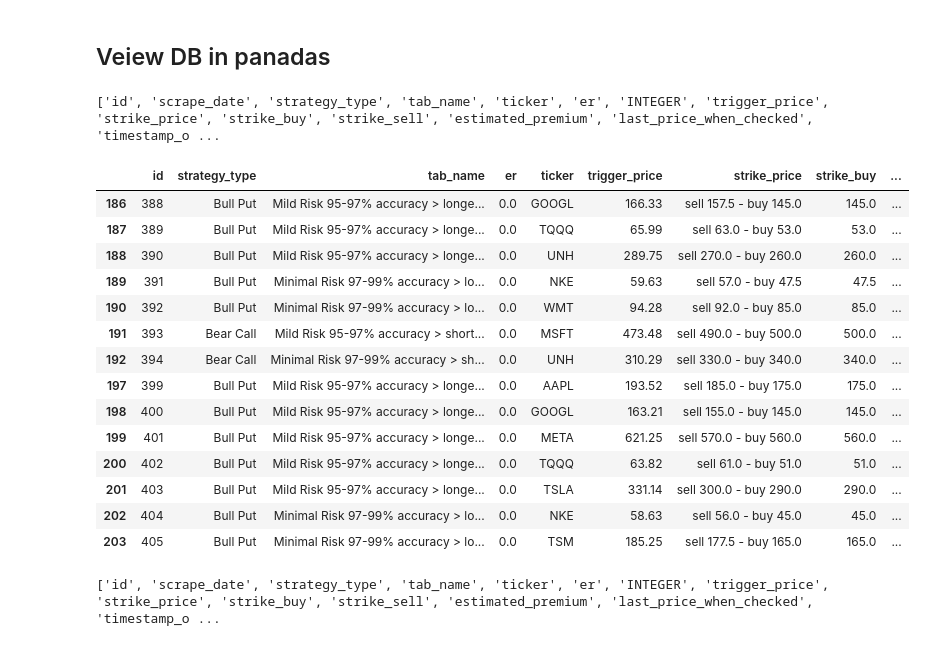
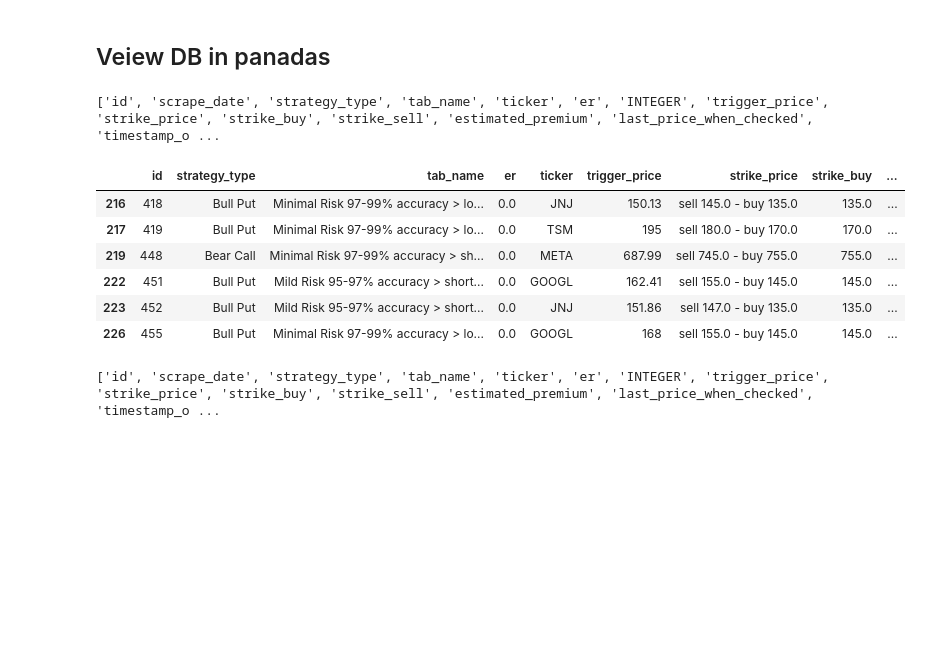
Before and after one commit to cd205/optcom, a Jupyter notebook: database/database_manual_utility_functions.ipynb, the cells around one changed output. Saved outputs shown, nothing was run; the diff lists cells and outputs as text; code cells hidden in the pictures; blank space fills up the shorter version.

```diff
--- a/database/database_manual_utility_functions.ipynb
+++ b/database/database_manual_utility_functions.ipynb
@@ -3,32 +3,24 @@
 # %%
 import sqlite3
 import pandas as pd
 
 dat = sqlite3.connect('option_strategies.db')
 query = dat.execute("SELECT * From option_strategies")
 cols = [column[0] for column in query.description]
 print(cols)
 results= pd.DataFrame.from_records(data = query.fetchall(), columns = cols)
 res = results[(results['ticker']!='None')]
 res[['id', 'strategy_type', 'tab_name', 'er', 'ticker','trigger_price', 'strike_price', 'strike_buy','strike_sell','estimated_premium', 'last_price_when_checked',
-         'timestamp_of_price_when_last_checked','scrape_date', 'timestamp_of_trigger','strategy_status', 'price_when_triggered', 'price_when_order_placed','premium_when_last_checked']].tail(14)
+         'timestamp_of_price_when_last_checked','scrape_date', 'timestamp_of_trigger','strategy_status', 'price_when_triggered', 'price_when_order_placed','premium_when_last_checked']].tail(6)
 # %% [output]
 ['id', 'scrape_date', 'strategy_type', 'tab_name', 'ticker', 'er', 'INTEGER', 'trigger_price', 'strike_price', 'strike_buy', 'strike_sell', 'estimated_premium', 'last_price_when_checked', 'timestamp_o ...
 |  | id | strategy_type | tab_name | er | ticker | trigger_price | strike_price | strike_buy | ... |
-| 186 | 388 | Bull Put | Mild Risk 95-97% accuracy > longe... | 0.0 | GOOGL | 166.33 | sell 157.5 - buy 145.0 | 145.0 | ... |
-| 187 | 389 | Bull Put | Mild Risk 95-97% accuracy > longe... | 0.0 | TQQQ | 65.99 | sell 63.0 - buy 53.0 | 53.0 | ... |
-| 188 | 390 | Bull Put | Mild Risk 95-97% accuracy > longe... | 0.0 | UNH | 289.75 | sell 270.0 - buy 260.0 | 260.0 | ... |
-| 189 | 391 | Bull Put | Minimal Risk 97-99% accuracy > lo... | 0.0 | NKE | 59.63 | sell 57.0 - buy 47.5 | 47.5 | ... |
-| 190 | 392 | Bull Put | Minimal Risk 97-99% accuracy > lo... | 0.0 | WMT | 94.28 | sell 92.0 - buy 85.0 | 85.0 | ... |
-| 191 | 393 | Bear Call | Mild Risk 95-97% accuracy > short... | 0.0 | MSFT | 473.48 | sell 490.0 - buy 500.0 | 500.0 | ... |
-| 192 | 394 | Bear Call | Minimal Risk 97-99% accuracy > sh... | 0.0 | UNH | 310.29 | sell 330.0 - buy 340.0 | 340.0 | ... |
-| 197 | 399 | Bull Put | Mild Risk 95-97% accuracy > longe... | 0.0 | AAPL | 193.52 | sell 185.0 - buy 175.0 | 175.0 | ... |
-| 198 | 400 | Bull Put | Mild Risk 95-97% accuracy > longe... | 0.0 | GOOGL | 163.21 | sell 155.0 - buy 145.0 | 145.0 | ... |
-| 199 | 401 | Bull Put | Mild Risk 95-97% accuracy > longe... | 0.0 | META | 621.25 | sell 570.0 - buy 560.0 | 560.0 | ... |
-| 200 | 402 | Bull Put | Mild Risk 95-97% accuracy > longe... | 0.0 | TQQQ | 63.82 | sell 61.0 - buy 51.0 | 51.0 | ... |
-| 201 | 403 | Bull Put | Mild Risk 95-97% accuracy > longe... | 0.0 | TSLA | 331.14 | sell 300.0 - buy 290.0 | 290.0 | ... |
-| 202 | 404 | Bull Put | Minimal Risk 97-99% accuracy > lo... | 0.0 | NKE | 58.63 | sell 56.0 - buy 45.0 | 45.0 | ... |
-| 203 | 405 | Bull Put | Minimal Risk 97-99% accuracy > lo... | 0.0 | TSM | 185.25 | sell 177.5 - buy 165.0 | 165.0 | ... |
+| 216 | 418 | Bull Put | Minimal Risk 97-99% accuracy > lo... | 0.0 | JNJ | 150.13 | sell 145.0 - buy 135.0 | 135.0 | ... |
+| 217 | 419 | Bull Put | Minimal Risk 97-99% accuracy > lo... | 0.0 | TSM | 195 | sell 180.0 - buy 170.0 | 170.0 | ... |
+| 219 | 448 | Bear Call | Minimal Risk 97-99% accuracy > sh... | 0.0 | META | 687.99 | sell 745.0 - buy 755.0 | 755.0 | ... |
+| 222 | 451 | Bull Put | Mild Risk 95-97% accuracy > short... | 0.0 | GOOGL | 162.41 | sell 155.0 - buy 145.0 | 145.0 | ... |
+| 223 | 452 | Bull Put | Mild Risk 95-97% accuracy > short... | 0.0 | JNJ | 151.86 | sell 147.0 - buy 135.0 | 135.0 | ... |
+| 226 | 455 | Bull Put | Minimal Risk 97-99% accuracy > lo... | 0.0 | GOOGL | 168 | sell 155.0 - buy 145.0 | 145.0 | ... |
 # %%
 import sqlite3
 import pandas as pd
```
Also changed, not shown: parts of 5 cells of this notebook, 4 other files.
